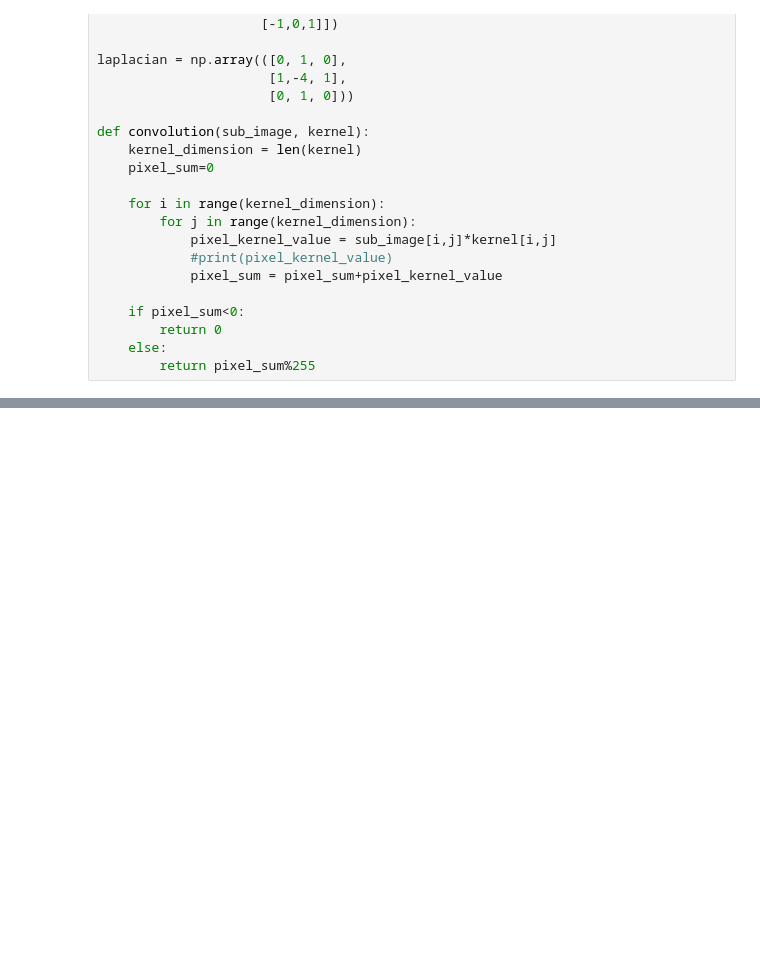
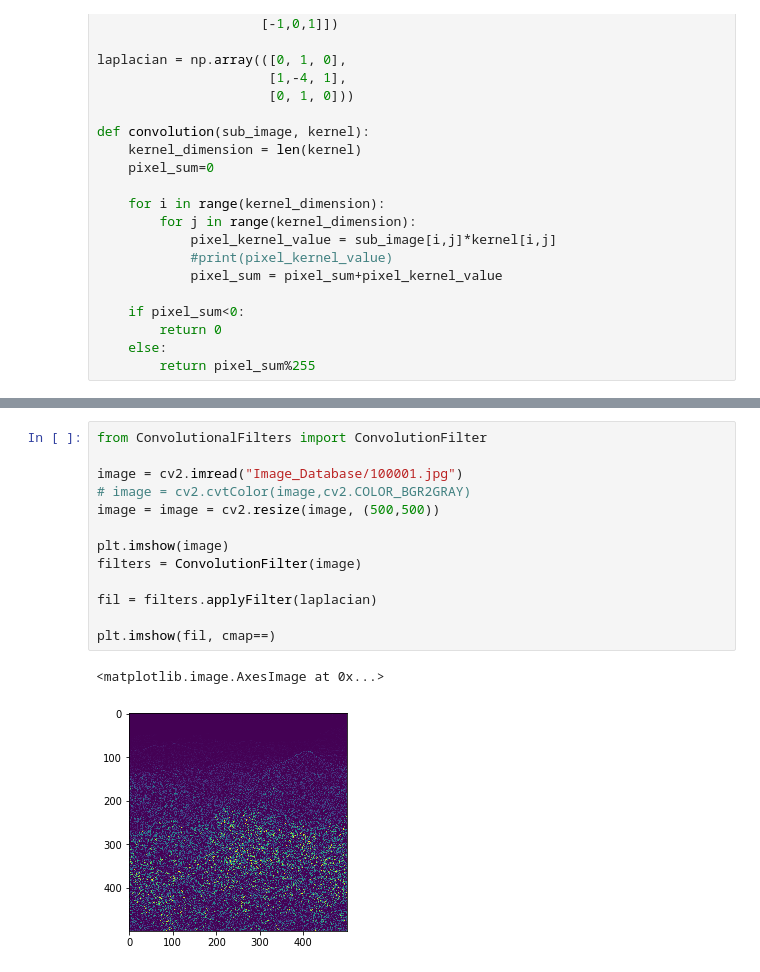
Before and after one commit to Defcon27/Image-Search-using-Parallel-Computing, a Jupyter notebook: Filters.ipynb, the cells around one changed output, grey strips where cells are left out. Drawn from its saved outputs; the diff is of its cells as text; blank space fills up the shorter version.

```diff
--- a/Filters.ipynb
+++ b/Filters.ipynb
@@ -97,0 +120,16 @@ Time : 1.8611430000000837
+# %%
+from ConvolutionalFilters import ConvolutionFilter
+
+image = cv2.imread("Image_Database/100001.jpg")
+# image = cv2.cvtColor(image,cv2.COLOR_BGR2GRAY)
+image = image = cv2.resize(image, (500,500))
+
+plt.imshow(image)
+filters = ConvolutionFilter(image)
+
+fil = filters.applyFilter(laplacian)
+
+plt.imshow(fil, cmap==)
+# %% [output]
+<matplotlib.image.AxesImage at 0x...>
+[figure, added]
```
Also changed, not shown: parts of 4 cells of this notebook, 2 other files.
